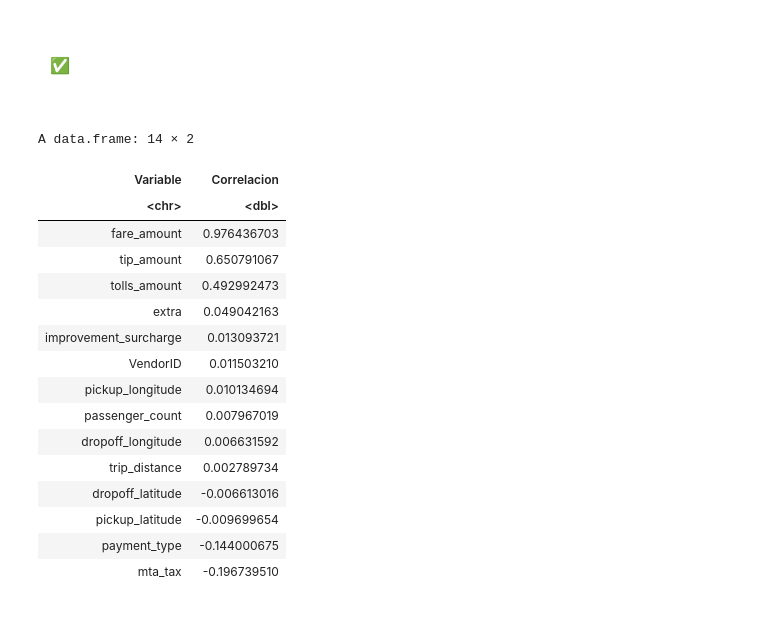
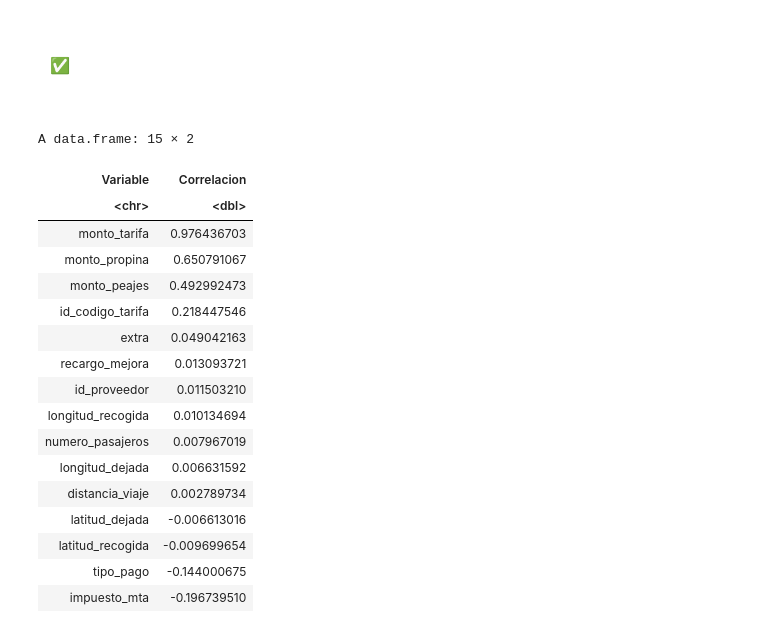
Before and after one commit to RosariosTijeras/Autonomos-Modelamiento, a Jupyter notebook: Autonomos/Autonomo_2/R_Notebooks/analisis.ipynb, the cells around one changed output. Drawn from its saved outputs; the diff is of its cells as text; code cells hidden in the pictures.

```diff
--- a/Autonomos/Autonomo_2/R_Notebooks/analisis.ipynb
+++ b/Autonomos/Autonomo_2/R_Notebooks/analisis.ipynb
@@ -234,7 +217,7 @@ A data.frame: 20 × 1
 </div>
 # %%
 datos <- datos %>%
-    mutate(RateCodeID = coalesce(RateCodeID, RatecodeID)) %>%
+    mutate(RateCode = coalesce(RateCodeID, RatecodeID)) %>%
     select(-RateCodeID, -RatecodeID)
 # %% [markdown]
 ####
@@ -280,0 +272,23 @@ A tibble: 6 × 18
+# %%
+datos <- datos %>%
+  rename(
+    id_proveedor = VendorID,
+    fecha_hora_recogida = tpep_pickup_datetime,
+    fecha_hora_dejada = tpep_dropoff_datetime,
+    numero_pasajeros = passenger_count,
+    distancia_viaje = trip_distance,
+    longitud_recogida = pickup_longitude,
+    latitud_recogida = pickup_latitude,
+    longitud_dejada = dropoff_longitude,
+    latitud_dejada = dropoff_latitude,
+    tipo_pago = payment_type,
+    monto_tarifa = fare_amount,
+    extra = extra,
+    impuesto_mta = mta_tax,
+    monto_propina = tip_amount,
+    monto_peajes = tolls_amount,
+    recargo_mejora = improvement_surcharge,
+    monto_total = total_amount,
+    id_codigo_tarifa = RateCode
+  )
+head(datos)
@@ -341,8 +366,8 @@ datos_numericos <- datos %>% select(where(is.numeric))
 </div>
 # %%
 correlaciones <- cor(datos_numericos, method = "pearson")
-# filtrar para mostrar solo las relacionadas con total_amount
-corr_total <- correlaciones["total_amount", ]
+# filtrar para mostrar solo las relacionadas con monto_total
+corr_total <- correlaciones["monto_total", ]
 # %% [markdown]
 ####
 <div style="display:flex; align-items:flex-start; gap:12px; background:linear-gradient(90deg,#059669,#10b981); padding:12px; border-radius:8px; box-shadow:0 4px 12px rgba(5,150,105,0.15); color:#fff; max-width:fit-content; width:min(750px,100%); margin:8px auto; margin-left:120px; box-sizing:border-box;">
@@ -354,26 +379,27 @@ corr_total <- correlaciones["total_amount", ]
 # %%
 corr_df <- data.frame(
     Variable = names(corr_total),
     Correlacion = as.numeric(corr_total)
 ) %>%
-    filter(Variable != "total_amount") %>%
+    filter(Variable != "monto_total") %>%
     arrange(desc(Correlacion))
 corr_df
 # %% [output]
-A data.frame: 14 × 2
+A data.frame: 15 × 2
 | Variable | Correlacion |
 | <chr> | <dbl> |
-| fare_amount | 0.976436703 |
-| tip_amount | 0.650791067 |
-| tolls_amount | 0.492992473 |
+| monto_tarifa | 0.976436703 |
+| monto_propina | 0.650791067 |
+| monto_peajes | 0.492992473 |
+| id_codigo_tarifa | 0.218447546 |
 | extra | 0.049042163 |
-| improvement_surcharge | 0.013093721 |
-| VendorID | 0.011503210 |
-| pickup_longitude | 0.010134694 |
-| passenger_count | 0.007967019 |
-| dropoff_longitude | 0.006631592 |
-| trip_distance | 0.002789734 |
-| dropoff_latitude | -0.006613016 |
-| pickup_latitude | -0.009699654 |
-| payment_type | -0.144000675 |
-| mta_tax | -0.196739510 |
+| recargo_mejora | 0.013093721 |
+| id_proveedor | 0.011503210 |
+| longitud_recogida | 0.010134694 |
+| numero_pasajeros | 0.007967019 |
+| longitud_dejada | 0.006631592 |
+| distancia_viaje | 0.002789734 |
+| latitud_dejada | -0.006613016 |
+| latitud_recogida | -0.009699654 |
+| tipo_pago | -0.144000675 |
+| impuesto_mta | -0.196739510 |
```
Also changed, not shown: parts of 21 cells of this notebook.
